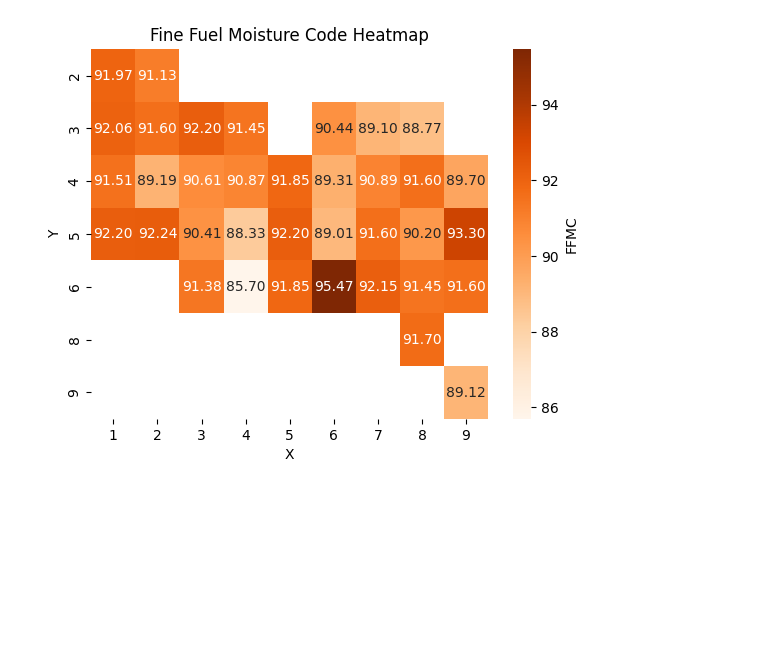
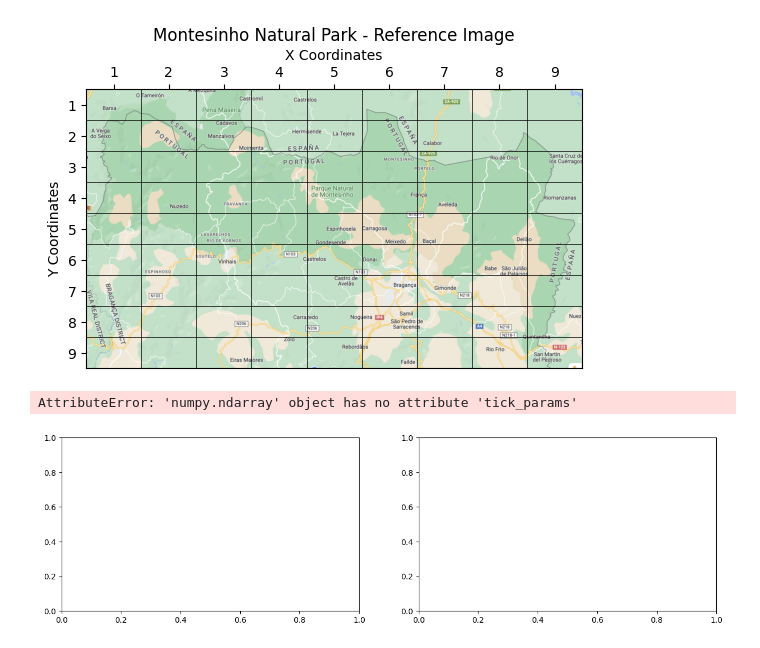
Before and after one commit to sashamrobinson/Firewatch, a Jupyter notebook: ForestFireDataAnalysis.ipynb, the cells around one changed output. Saved outputs shown, nothing was run; the diff lists cells and outputs as text; code cells hidden in the pictures; blank space fills up the shorter version.

Commit message:
Polishing first graph and imaging

```diff
--- a/ForestFireDataAnalysis.ipynb
+++ b/ForestFireDataAnalysis.ipynb
@@ -26,21 +27,70 @@ data.describe()
 | 75% | 7.000000 | 5.000000 | 92.900000 | 142.400000 | 713.900000 | 10.800000 | 22.800000 | 53.000000 | 4.900000 | 0.000000 | 6.570000 |
 | max | 9.000000 | 9.000000 | 96.200000 | 291.300000 | 860.600000 | 56.100000 | 33.300000 | 100.000000 | 9.400000 | 6.400000 | 1090.840000 |
 # %%
-# Get information from data set
-x_coordinates = data["X"]
-y_coordinates = data["Y"]
-ffmc_values = data["FFMC"]
+# Reference image
+img = mpimg.imread("Montesinho Natural Park Nov 2023 .png")
 
-# Package data into pivot table
-heatmap_data = data.pivot_table(values='FFMC', index='Y', columns='X')
+# Subplots
+ax, ax = plt.subplots()
 
-# Show heatmap
-heatmap = sns.heatmap(heatmap_data, cmap='Oranges', annot=True, fmt=".2f", cbar_kws={'label': 'FFMC'})
-plt.xlabel('X')
-plt.ylabel('Y')
-plt.title('Fine Fuel Moisture Code Heatmap')
+ax.imshow(img)
+
+grid_rows = 9
+grid_cols = 9
+
+# Determine the width and height of each cell in grid
+cell_width = img.shape[1] / grid_cols
+cell_height = img.shape[0] / grid_rows
+
+# Draw grid lines
+for i in range(grid_cols + 1):
+    x = i * cell_width
+    ax.axvline(x, color='black', linewidth=0.5)
+
+for i in range(grid_rows + 1):
+    y = i * cell_height
+    ax.axhline(y, color='black', linewidth=0.5)
+
+# Set the axis limits to match the image size
+ax.set_xlim(0, img.shape[1])
+ax.set_ylim(img.shape[0], 0)
+
+ax.set_xticks([cell_width / 2 + i * cell_width for i in range(grid_cols)])
+ax.set_xticklabels([str(i + 1) for i in range(grid_cols)])
+ax.set_yticks([cell_height / 2 + i * cell_height for i in range(grid_rows)])
+ax.set_yticklabels([str(i + 1) for i in range(grid_rows)])
+
+ax.tick_params(top=True, labeltop=True, bottom=False, labelbottom=False)
+ax.xaxis.set_label_position('top')
+ax.set_title('Montesinho Natural Park - Reference Image')
+ax.set_xlabel('X Coordinates')
+ax.set_ylabel('Y Coordinates')
+
 plt.show()
-
-heatmap.invert_xaxis()
 # %% [output]
-[figure, old version]
+[figure, new version]
+# %%
+# Get information from data set
+x_coordinates = data["X"]
+y_coordinates = data["Y"]
+ffmc_values = data["FFMC"]
+
+# Package data into pivot table
+heatmap_data = data.pivot_table(values='FFMC', index='Y', columns='X')
+
+# Prepare subplots
+fig, ax1 = plt.subplots(1, 2, figsize=(15, 4))
+
+# Show heatmap
+ax1.tick_params(top=True, labeltop=True, bottom=False, labelbottom=False)
+ax1.xaxis.set_label_position('top')
+ax1.set_xlabel('X Coordinates')
+ax1.set_ylabel('Y Coordinates')
+ax1.set_title('Fine Fuel Moisture Code Heatmap')
+sns.heatmap(heatmap_data, cmap='Oranges', annot=True, fmt=".2f", cbar_kws={'label': 'FFMC'}, ax=ax1)
+
+
+plt.show()
+# %% [output]
+AttributeError: 'numpy.ndarray' object has no attribute 'tick_params'
+[figure, added]
```
Also changed, not shown: parts of 2 cells of this notebook, 1 other file.
